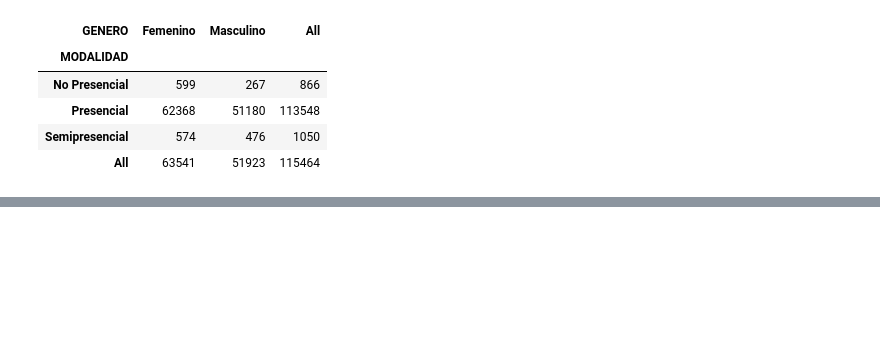
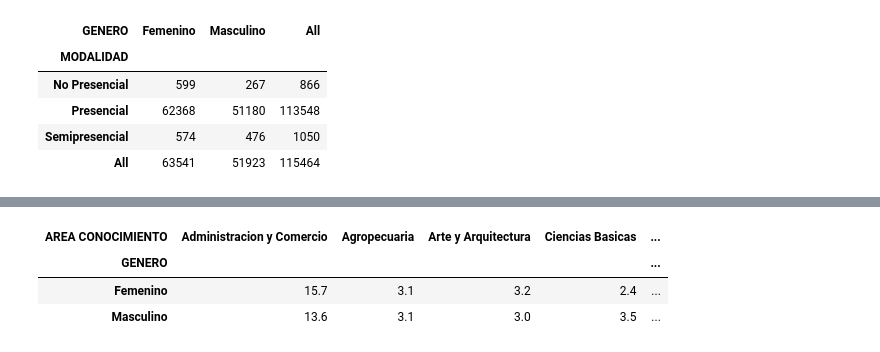
Before and after one commit to andruvss/TRABAJO-ESTADISTICA, a Jupyter notebook: Desarrollo_U_2.ipynb, the cells around one changed output, grey strips where cells are left out. Cells and saved outputs as stored; diff of their text form; code cells hidden in the pictures; blank space fills up the shorter version.

```diff
--- a/Desarrollo_U_2.ipynb
+++ b/Desarrollo_U_2.ipynb
@@ -202,0 +177,11 @@ print(f'Coeficiente de determinación: {r2_1 * 100:.1f}%')
+# %%
+#Primero necesitamos obtener la cantidad de hombres que se encuentren estudiando dentro del área de educación
+#Probabilidad condicional: usamos normalize='index' para dividir por el total de cada fila
+tabla3 = pd.crosstab(df_1['GENERO'], df_1['AREA CONOCIMIENTO'], normalize= 'index') * 100
+
+round(tabla3, 1)
+# %% [output]
+| AREA CONOCIMIENTO | Administracion y Comercio | Agropecuaria | Arte y Arquitectura | Ciencias Basicas | ... |
+| GENERO |  |  |  |  | ... |
+| Femenino | 15.7 | 3.1 | 3.2 | 2.4 | ... |
+| Masculino | 13.6 | 3.1 | 3.0 | 3.5 | ... |
```
Also changed, not shown: parts of 16 cells of this notebook.
